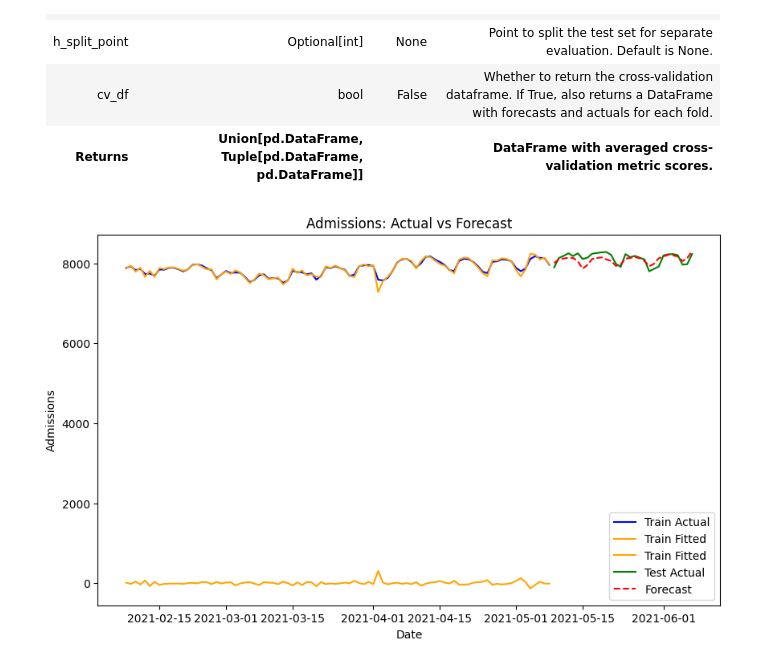
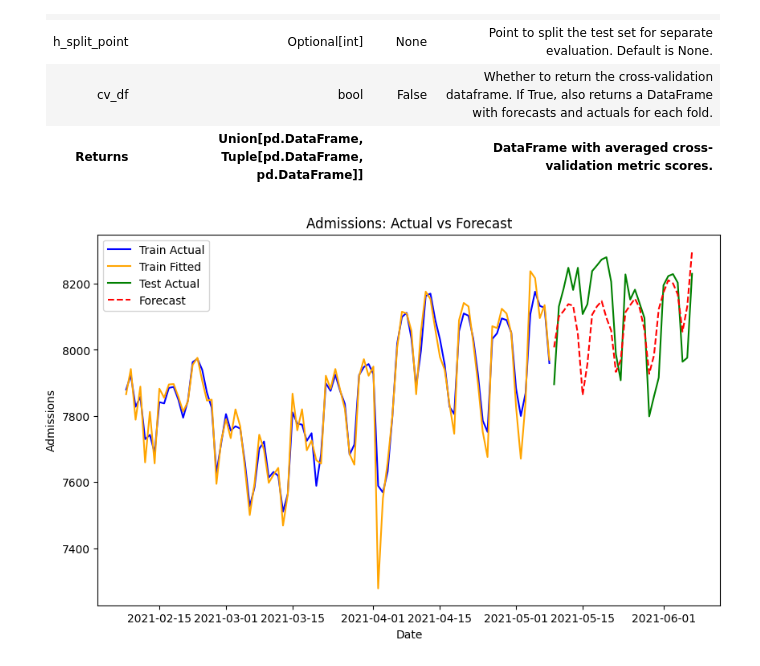
Before and after one commit to mustafaslanCoto/peshbeen, a Jupyter notebook: nbs/modules/02_models/05_ms_var.ipynb, the cells around one changed output. Saved outputs shown, nothing was run; the diff lists cells and outputs as text; code cells hidden in the pictures.

```diff
--- a/nbs/modules/02_models/05_ms_var.ipynb
+++ b/nbs/modules/02_models/05_ms_var.ipynb
@@ -1218,35 +1234,35 @@ cat_variables = ["day_of_week", "month"]
 
 msvar_model = ms_var(
     n_components=3,
     target_cols=["admissions", "calls"],
     cat_variables=cat_variables,
     add_constant=True,
     lags={"admissions": 7, "calls": 7},
     difference={"admissions": 1, "calls": 1},
     change_points={'admissions': [100], "calls": [130]},
     method="posterior",
     box_cox=0.5,
     n_iter=50,random_state=1000)
 
 msvar_model.fit(train)
 msvar_model.predict_in_sample()  # generate in-sample predictions and residuals for diagnostics
 forecasts = msvar_model.forecast(H=30, exog=test[cat_variables])
 
 # plot actual vs forecasted for both targets
 import matplotlib.pyplot as plt
 plt.figure(figsize=(10, 6))
 plt.plot(train.index[-90:], train['admissions'][-90:], label='Train Actual', color='blue')
 plt.plot(train.index[-90:], msvar_model.fitted_values["admissions"][-90:], label='Train Fitted', color='orange')
-plt.plot(train.index[-90:], msvar_model.in_samp_resids["admissions"][-90:], label='Train Fitted', color='orange')
+# plt.plot(train.index[-90:], msvar_model.in_samp_resids["admissions"][-90:], label='Train Fitted', color='orange')
 plt.plot(test.index, test['admissions'], label='Test Actual', color='green')
 plt.plot(test.index, forecasts['admissions'], label='Forecast', color='red', linestyle='--')
 plt.xlabel('Date')
 plt.ylabel('Admissions')
 plt.title('Admissions: Actual vs Forecast')
 plt.legend()
 plt.show()
 # %% [output]
-[figure, old version]
+[figure, new version]
 # %%
 #| hide
 
```
Also changed, not shown: parts of 4 cells of this notebook, 29 other files.
